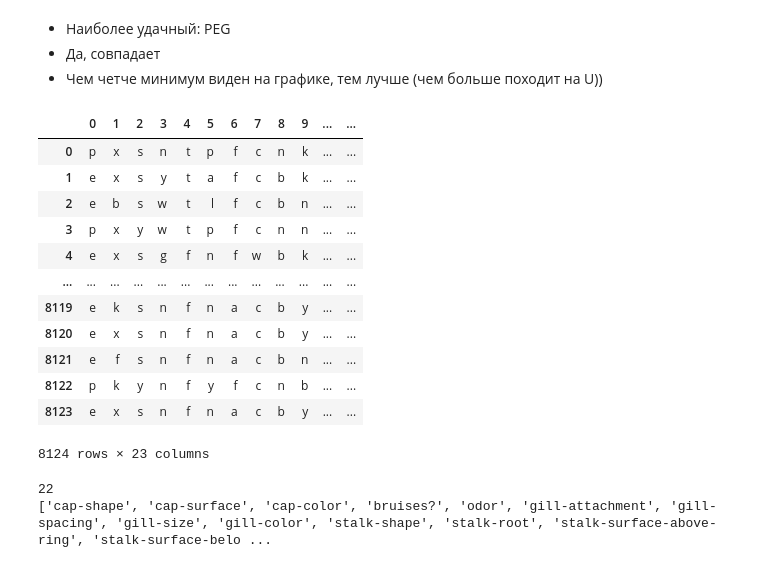
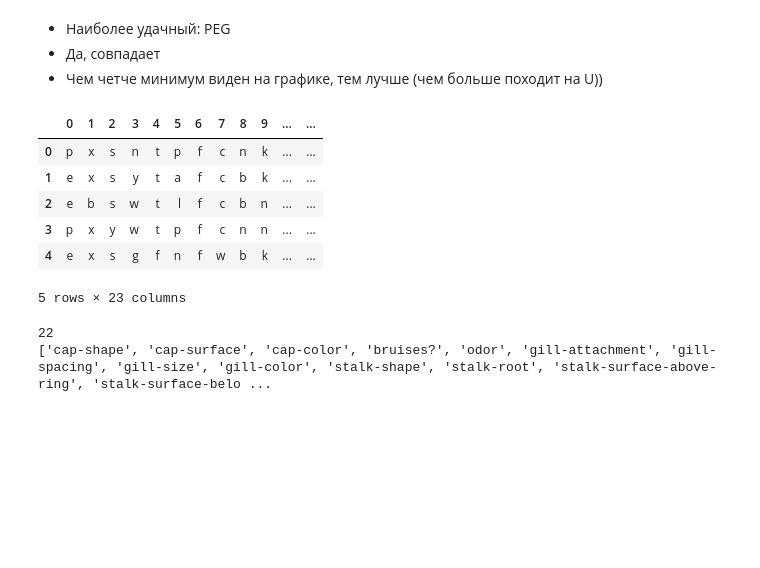
Before and after one commit to AlexElUl/DecisionTree, a Jupyter notebook: sol.ipynb, the cells around one changed output. Drawn from its saved outputs; the diff is of its cells as text; code cells hidden in the pictures; blank space fills up the shorter version.

```diff
--- a/sol.ipynb
+++ b/sol.ipynb
@@ -193,21 +193,15 @@ plt.show()
 - Чем четче минимум виден на графике, тем лучше (чем больше походит на U))
 # %%
 df = pd.read_csv("agaricus-lepiota.data", header=None)
-df
+df.head()
 # %% [output]
 |  | 0 | 1 | 2 | 3 | 4 | 5 | 6 | 7 | 8 | 9 | ... | ... |
 | 0 | p | x | s | n | t | p | f | c | n | k | ... | ... |
 | 1 | e | x | s | y | t | a | f | c | b | k | ... | ... |
 | 2 | e | b | s | w | t | l | f | c | b | n | ... | ... |
 | 3 | p | x | y | w | t | p | f | c | n | n | ... | ... |
 | 4 | e | x | s | g | f | n | f | w | b | k | ... | ... |
-| ... | ... | ... | ... | ... | ... | ... | ... | ... | ... | ... | ... | ... |
-| 8119 | e | k | s | n | f | n | a | c | b | y | ... | ... |
-| 8120 | e | x | s | n | f | n | a | c | b | y | ... | ... |
-| 8121 | e | f | s | n | f | n | a | c | b | n | ... | ... |
-| 8122 | p | k | y | n | f | y | f | c | n | b | ... | ... |
-| 8123 | e | x | s | n | f | n | a | c | b | y | ... | ... |
-8124 rows × 23 columns
+5 rows × 23 columns
 # %%
 import re
 
```
Also changed, not shown: parts of 15 cells of this notebook.
